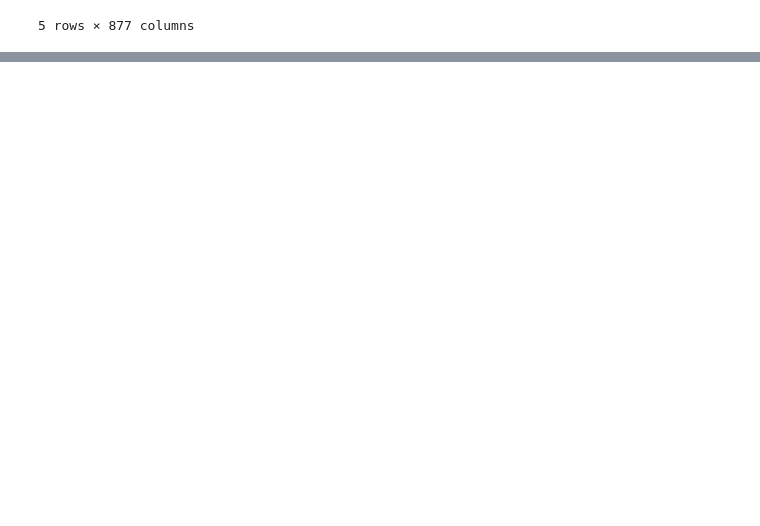
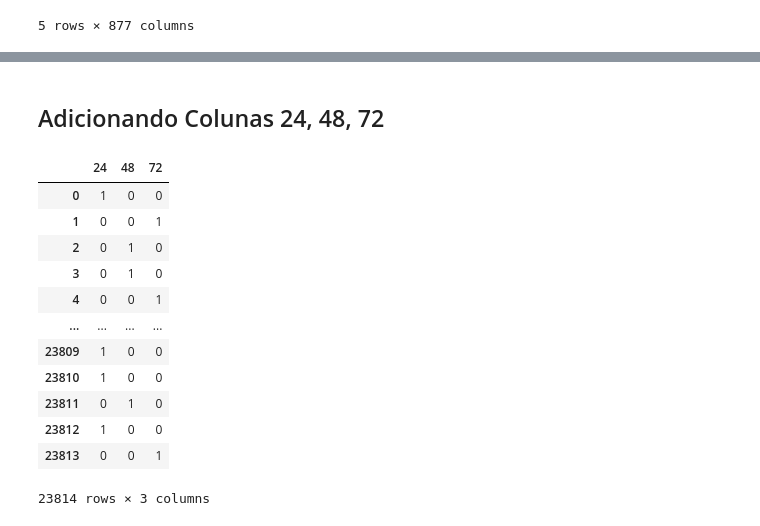
Before and after one commit to Crissky/imersaodados3, a Jupyter notebook: Aula4/4_Merge_de_dados_e_análise_de_resultados.ipynb, the cells around one changed output, grey strips where cells are left out. Drawn from its saved outputs; the diff is of its cells as text; code cells hidden in the pictures; blank space fills up the shorter version.

```diff
--- a/Aula4/4_Merge_de_dados_e_análise_de_resultados.ipynb
+++ b/Aula4/4_Merge_de_dados_e_análise_de_resultados.ipynb
@@ -49,0 +228,18 @@ df.head()
+# %% [markdown]
+## Adicionando Colunas 24, 48, 72
+# %%
+pd.get_dummies(df_combo['tempo'])
+# %% [output]
+|  | 24 | 48 | 72 |
+| 0 | 1 | 0 | 0 |
+| 1 | 0 | 0 | 1 |
+| 2 | 0 | 1 | 0 |
+| 3 | 0 | 1 | 0 |
+| 4 | 0 | 0 | 1 |
+| ... | ... | ... | ... |
+| 23809 | 1 | 0 | 0 |
+| 23810 | 1 | 0 | 0 |
+| 23811 | 0 | 1 | 0 |
+| 23812 | 1 | 0 | 0 |
+| 23813 | 0 | 0 | 1 |
+23814 rows × 3 columns
```
Also changed, not shown: parts of 30 cells of this notebook.
